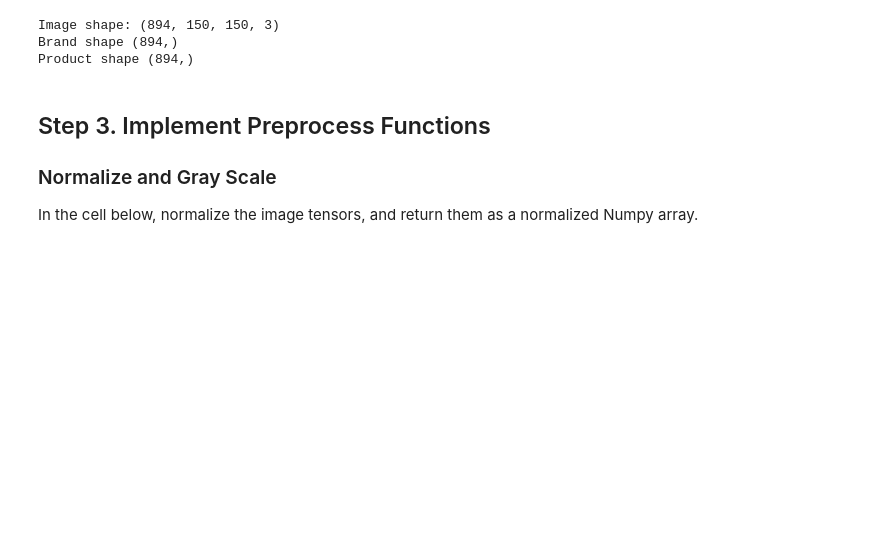
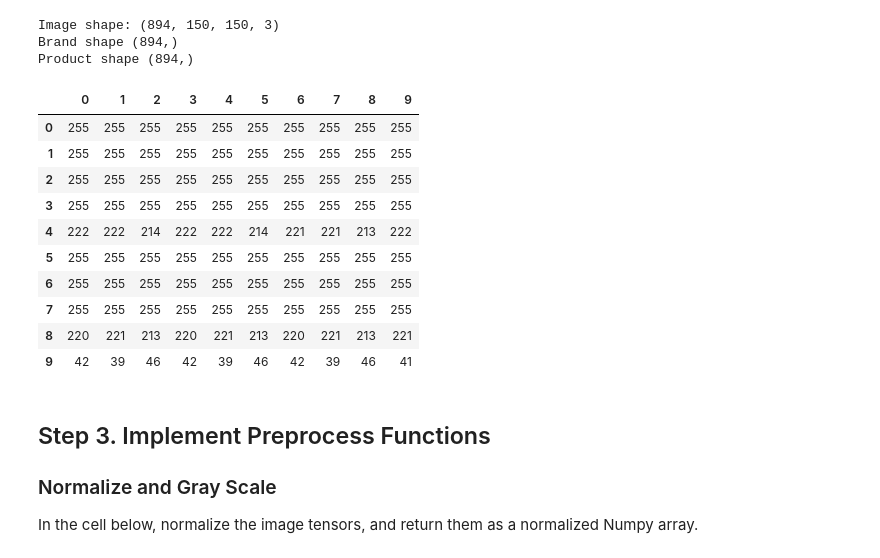
Before and after one commit to OlgaBelitskaya/deep_learning_projects, a Jupyter notebook: DL_PP4/DL_PP4_Solutions.ipynb, the cells around one changed output. Drawn from its saved outputs; the diff is of its cells as text; code cells hidden in the pictures; blank space fills up the shorter version.

```diff
--- a/DL_PP4/DL_PP4_Solutions.ipynb
+++ b/DL_PP4/DL_PP4_Solutions.ipynb
@@ -239,0 +245,17 @@ Product shape (894,)
+# %%
+hide_code
+# Read the pandas dataframe from csv
+data_images = pd.read_csv("style_images.csv", header=None)
+data_images.iloc[:10,:10]
+# %% [output]
+|  | 0 | 1 | 2 | 3 | 4 | 5 | 6 | 7 | 8 | 9 |
+| 0 | 255 | 255 | 255 | 255 | 255 | 255 | 255 | 255 | 255 | 255 |
+| 1 | 255 | 255 | 255 | 255 | 255 | 255 | 255 | 255 | 255 | 255 |
+| 2 | 255 | 255 | 255 | 255 | 255 | 255 | 255 | 255 | 255 | 255 |
+| 3 | 255 | 255 | 255 | 255 | 255 | 255 | 255 | 255 | 255 | 255 |
+| 4 | 222 | 222 | 214 | 222 | 222 | 214 | 221 | 221 | 213 | 222 |
+| 5 | 255 | 255 | 255 | 255 | 255 | 255 | 255 | 255 | 255 | 255 |
+| 6 | 255 | 255 | 255 | 255 | 255 | 255 | 255 | 255 | 255 | 255 |
+| 7 | 255 | 255 | 255 | 255 | 255 | 255 | 255 | 255 | 255 | 255 |
+| 8 | 220 | 221 | 213 | 220 | 221 | 213 | 220 | 221 | 213 | 221 |
+| 9 | 42 | 39 | 46 | 42 | 39 | 46 | 42 | 39 | 46 | 41 |
```
Also changed, not shown: parts of 2 cells of this notebook.
